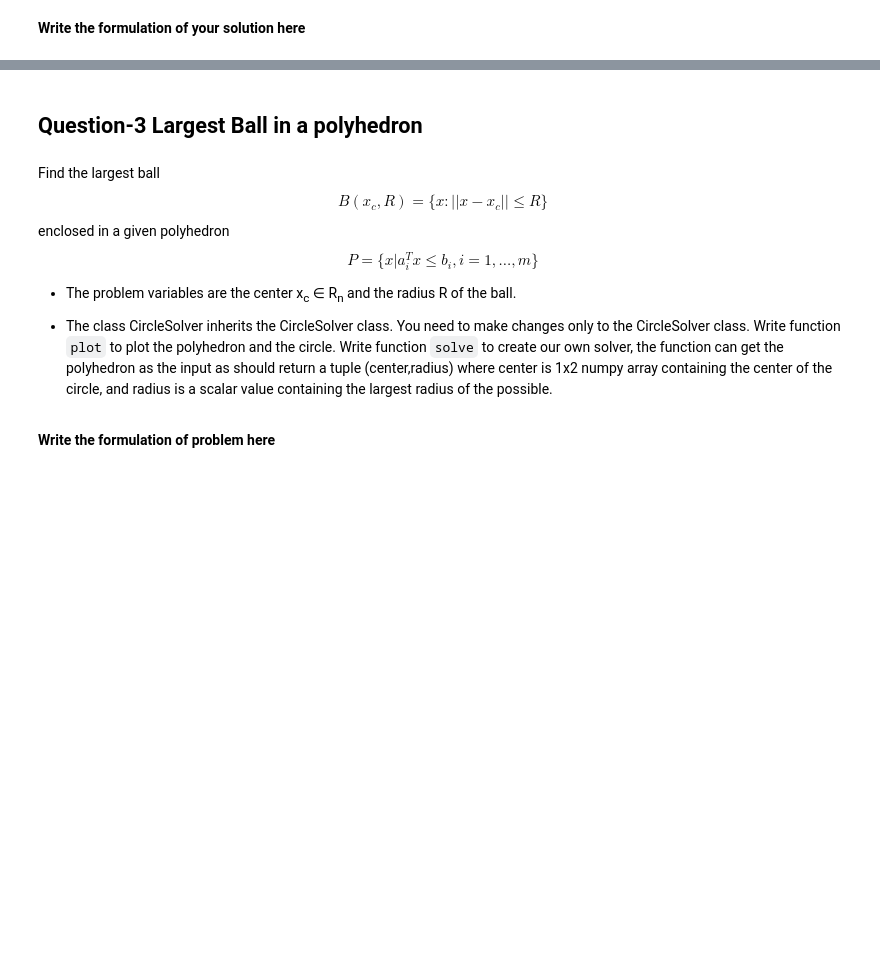
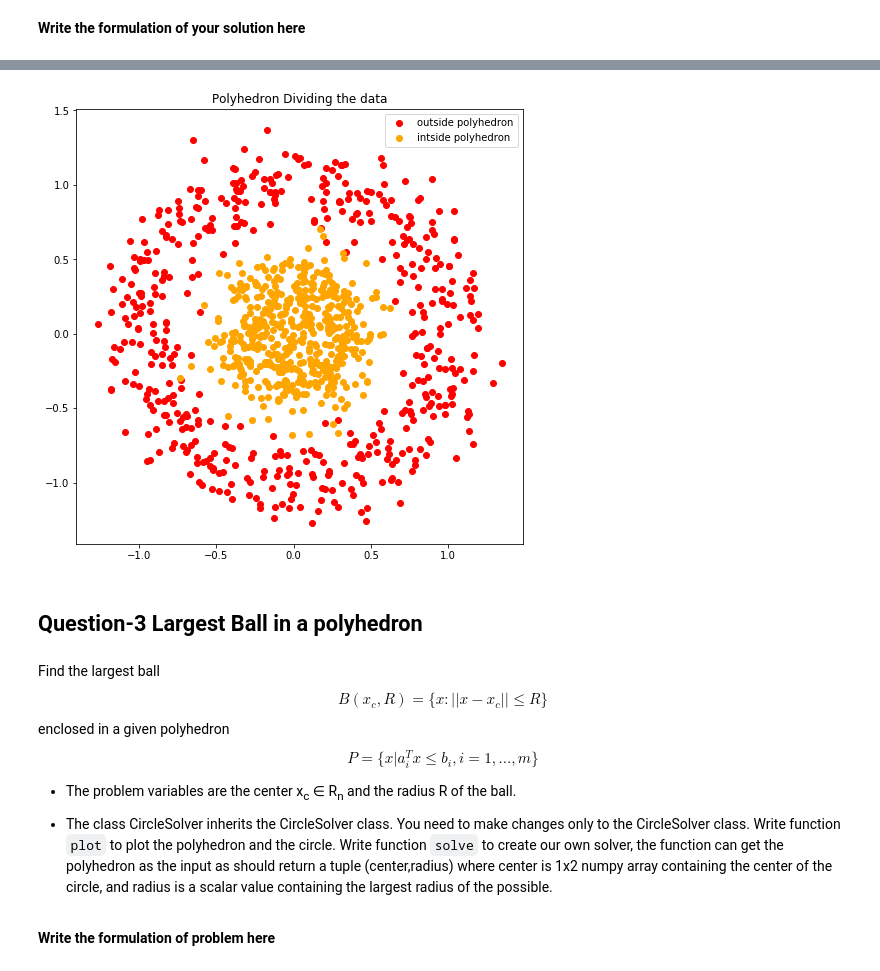
Before and after one commit to 20188202010/OM_Puzzles, a Jupyter notebook: OM_Assignment_1.ipynb, the cells around one changed output, grey strips where cells are left out. Saved outputs shown, nothing was run; the diff lists cells and outputs as text; code cells hidden in the pictures; blank space fills up the shorter version.

```diff
--- a/OM_Assignment_1.ipynb
+++ b/OM_Assignment_1.ipynb
@@ -425,95 +441,16 @@ class PolyhedronSolver(Polyhedron):
     ax = fig.add_subplot(111) # Create a graph inside the figure
     ax.scatter(self.S1[:,0],self.S1[:,1],c="red",label="outside polyhedron") # Plot S1
     ax.scatter(self.S2[:,0],self.S2[:,1],c="orange",label="intside polyhedron") # PlotS2
-    for i in self.a:
-        print (i)
-        plt.plot(x, i[0] * x + i[1], 'b')
+
 
     ax.set_title("Polyhedron Dividing the data")
     plt.legend()
     plt.show()
 
-  def helper(self, start, end):
-    list1 = self.S2[start:end,:].tolist()
-
-    # using itertools
-    temp = list(itertools.product(list1, list1))
-
-    # output list initialization
-    out = []
-
-    # iteration
-    for elem in temp:
-        if elem[0]!= elem[1]:
-            out.append(elem)
-
-    # printing output
-
-    x = np.array(range(0,100))
-    A = []
-    B = []
-
-
-    for (P0,P1) in out[:10]:
-#         print('taking point {}, {}'.format(P0,P1))
-        x1, y1 = P0[0], P0[1]
-        x2, y2 = P1[0], P1[1]
-        num = y2 - y1
-        den = x2 - x1
-        if num == 0:
-            y = y1
-
-        elif den == 0:
-            x = x1
-
-        else:
-            slope = num/den
-            y = slope * (x - x1) + y1
-#         print('coefficient of y: {}, x: {}, c: {}'.format(1,-slope, -slope*x1+y1))
-        a = -slope
-        b = 1
-        c = -slope*x1 + y1
-        A.append([a, b])
-        B += [c]
-    A = np.array(A)
-    B = np.array(B)
-    return A, B
-
-  def grids(self):
+  def solve(self):
     pass
-    # print('LEFT {} RIGHT {} TOP {} BOTTOM {}'.format(left_i, right_i, top_i, bottom_i))
-    # fig = plt.figure(figsize=(8,8)) # Create 8x8 inches figure
-    # ax = fig.add_subplot(111) # Create a graph inside the figure
-    # ax.scatter(self.S1[:,0],self.S1[:,1],c="red",label="outside polyhedron") # Plot S1
-    # ax.scatter(self.S2[:,0],self.S2[:,1],c="orange",label="intside polyhedron") # PlotS2
-    # plt.axvline(x=right_i)
-    # plt.axvline(x=left_i)
-    # plt.axhline(y=top_i)
-    # plt.axhline(y=bottom_i)
-    # ax.set_title("Polyhedron Dividing the data")
-    # plt.legend()
-    # plt.show()
-
-
-  def solve(self):
-    # self.grids()
-
-    A = self.S1[:20]
-    X = cp.Variable(2)
-    constraints = []
-
-    # B = np.array([b])
-    c1 = [A*X <= self.b]
-    constraints += c1
-    objective = cp.Minimize(cp.sum(X))
-    problem = cp.Problem(objective, constraints)
-
-    result = problem.solve()
-    print("Solution is:", problem.status)
-    print(X.value)
-    # print(self.b.value)
     return
-solver = PolyhedronSolver()
-solver.solve()
+# solver = PolyhedronSolver()
+# solver.solve()
 # solver.plot()
 # %% [output]
@@ -522,3 +457,4 @@ None
+[figure, added]
 # %% [markdown]
 ## Question-3  Largest Ball in a polyhedron
 # %% [markdown]
```
Also changed, not shown: parts of 11 cells of this notebook.
